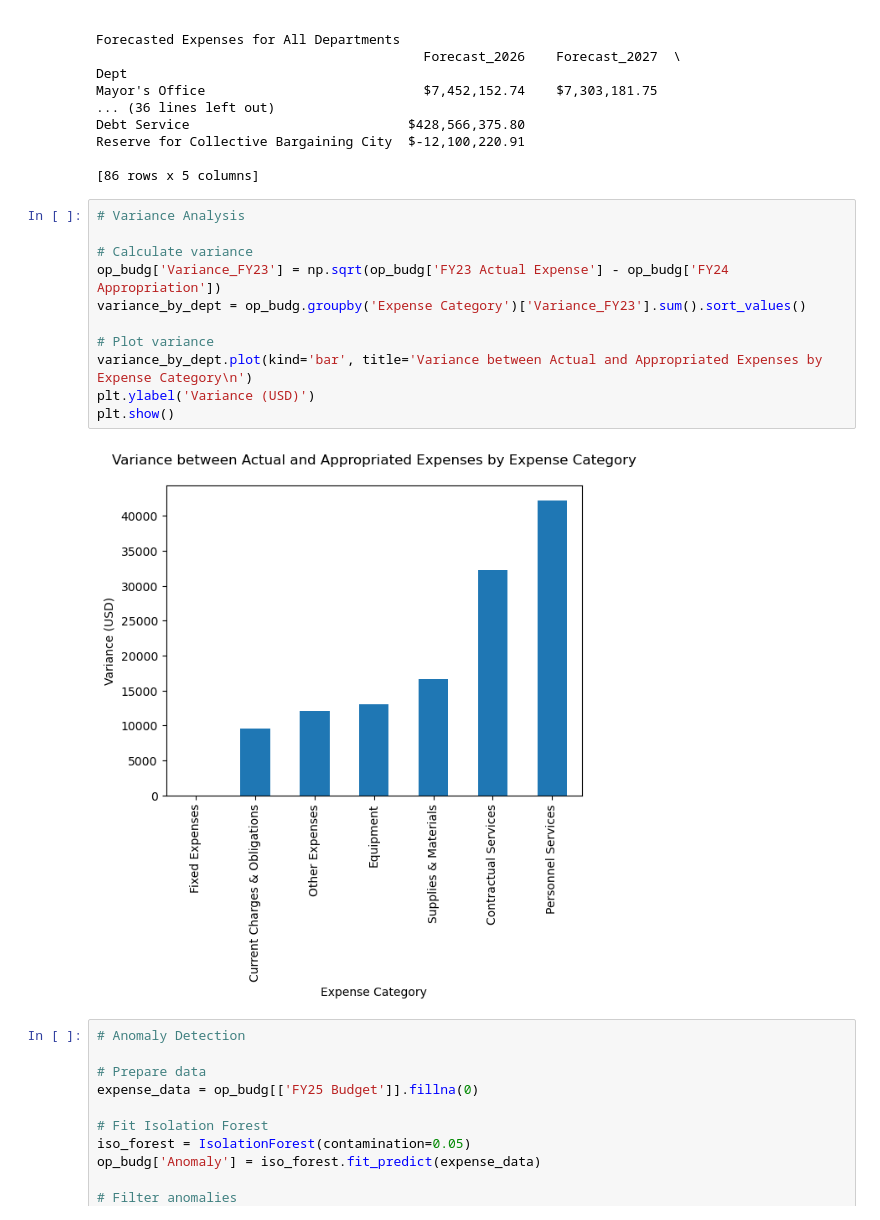
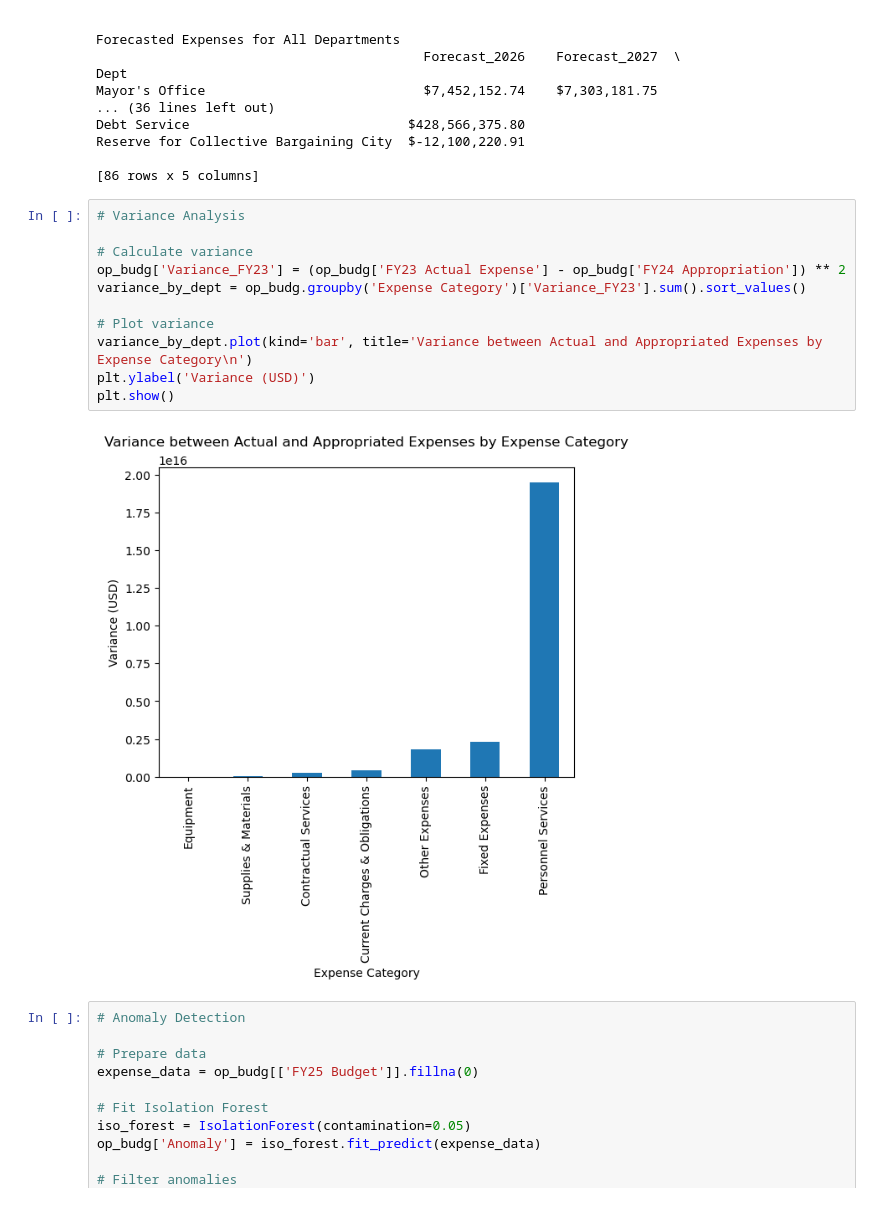
Before and after one commit to arionct/Boston-City-Budget, a Jupyter notebook: modeling.ipynb, the cells around one changed output. Cells and saved outputs as stored; diff of their text form.

Commit message:
fixed variance calculation

```diff
--- a/modeling.ipynb
+++ b/modeling.ipynb
@@ -98,16 +98,16 @@ Reserve for Collective Bargaining City  $-12,100,220.91
 # %%
 # Variance Analysis
 
 # Calculate variance
-op_budg['Variance_FY23'] = np.sqrt(op_budg['FY23 Actual Expense'] - op_budg['FY24 Appropriation'])
+op_budg['Variance_FY23'] = (op_budg['FY23 Actual Expense'] - op_budg['FY24 Appropriation']) ** 2
 variance_by_dept = op_budg.groupby('Expense Category')['Variance_FY23'].sum().sort_values()
 
 # Plot variance
 variance_by_dept.plot(kind='bar', title='Variance between Actual and Appropriated Expenses by Expense Category\n')
 plt.ylabel('Variance (USD)')
 plt.show()
 # %% [output]
-[figure, old version]
+[figure, new version]
 # %%
 # Anomaly Detection
 
```
